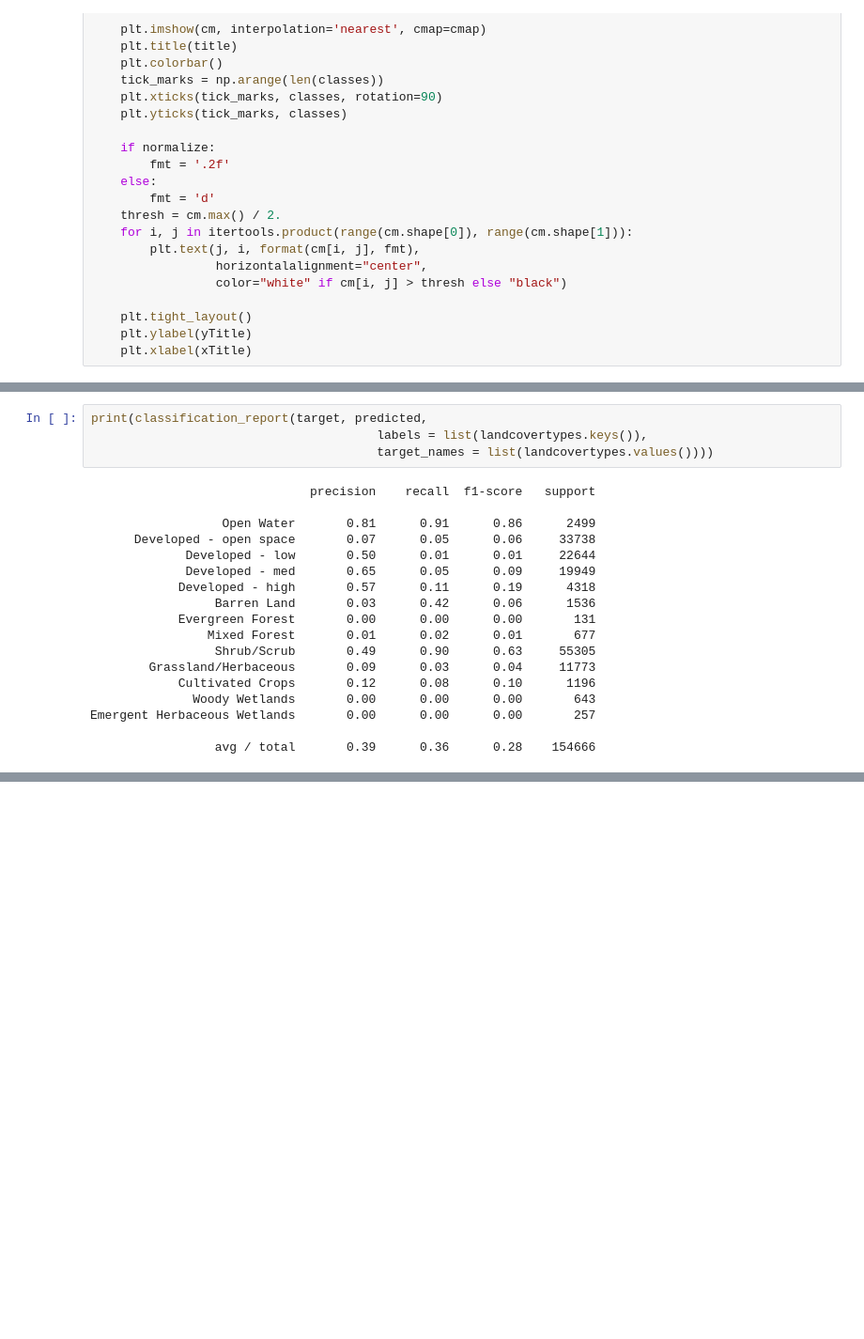
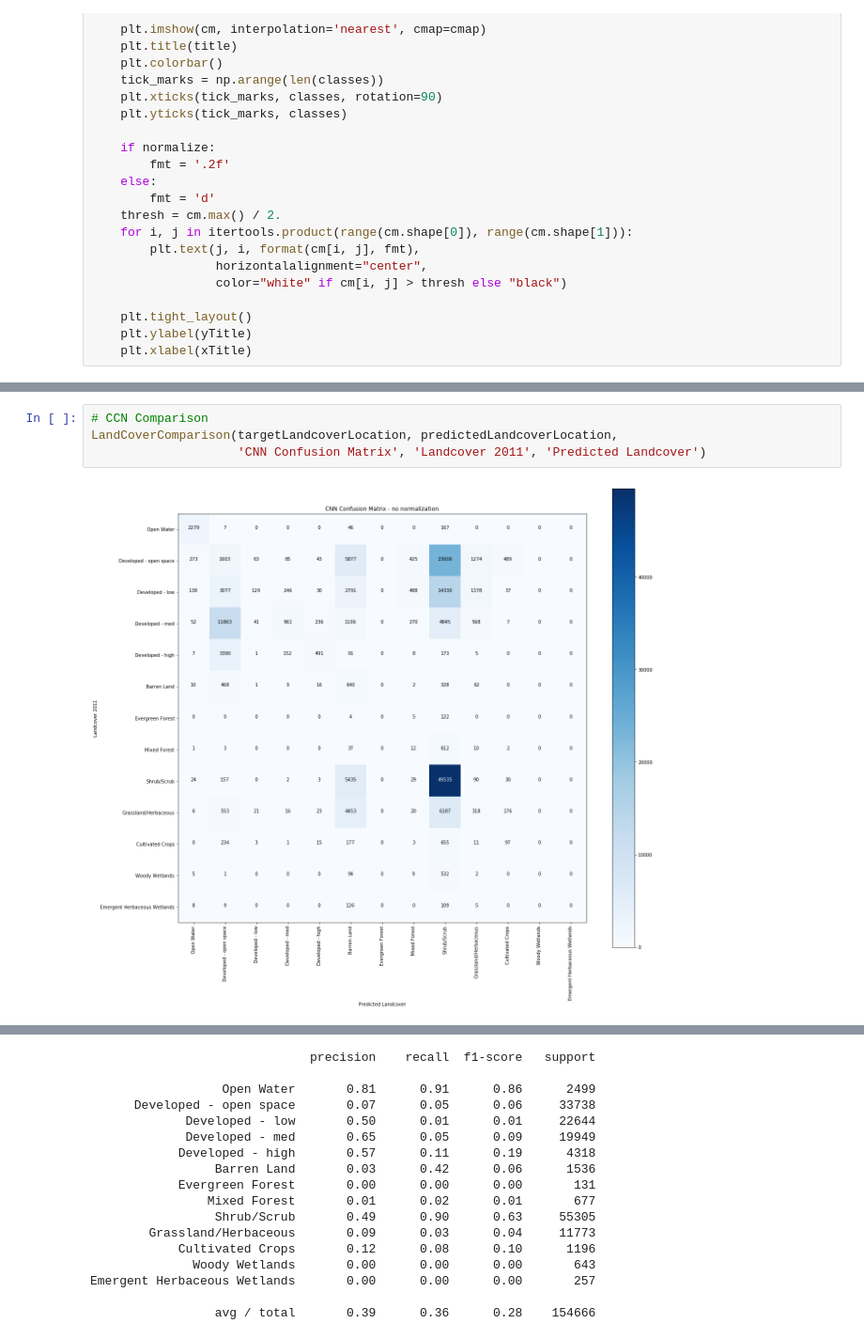
Before and after one commit to mas-dse-smkwan/mas-fuelmap-2018, a Jupyter notebook: notebooks/Images/Landcover Comparison.ipynb, the cells around one changed output, grey strips where cells are left out. Shown at 94% size. Drawn from its saved outputs; the diff is of its cells as text; blank space fills up the shorter version.

```diff
--- a/notebooks/Images/Landcover Comparison.ipynb
+++ b/notebooks/Images/Landcover Comparison.ipynb
@@ -103,22 +104,6 @@ plt.show()
-# %%
-print(classification_report(target, predicted,
-                                       labels = list(landcovertypes.keys()),
-                                       target_names = list(landcovertypes.values())))
-# %% [output]
-                              precision    recall  f1-score   support
-
-                  Open Water       0.81      0.91      0.86      2499
-      Developed - open space       0.07      0.05      0.06     33738
-             Developed - low       0.50      0.01      0.01     22644
-             Developed - med       0.65      0.05      0.09     19949
-            Developed - high       0.57      0.11      0.19      4318
-                 Barren Land       0.03      0.42      0.06      1536
-            Evergreen Forest       0.00      0.00      0.00       131
-                Mixed Forest       0.01      0.02      0.01       677
-                 Shrub/Scrub       0.49      0.90      0.63     55305
-        Grassland/Herbaceous       0.09      0.03      0.04     11773
-            Cultivated Crops       0.12      0.08      0.10      1196
-              Woody Wetlands       0.00      0.00      0.00       643
-Emergent Herbaceous Wetlands       0.00      0.00      0.00       257
-
-                 avg / total       0.39      0.36      0.28    154666
+# %%
+# CCN Comparison
+LandCoverComparison(targetLandcoverLocation, predictedLandcoverLocation,
+                    'CNN Confusion Matrix', 'Landcover 2011', 'Predicted Landcover')
+# %% [output]
+[figure, added]
@@ -124,0 +111,17 @@ Emergent Herbaceous Wetlands       0.00      0.00      0.00       257
+                              precision    recall  f1-score   support
+
+                  Open Water       0.81      0.91      0.86      2499
+      Developed - open space       0.07      0.05      0.06     33738
+             Developed - low       0.50      0.01      0.01     22644
+             Developed - med       0.65      0.05      0.09     19949
+            Developed - high       0.57      0.11      0.19      4318
+                 Barren Land       0.03      0.42      0.06      1536
+            Evergreen Forest       0.00      0.00      0.00       131
+                Mixed Forest       0.01      0.02      0.01       677
+                 Shrub/Scrub       0.49      0.90      0.63     55305
+        Grassland/Herbaceous       0.09      0.03      0.04     11773
+            Cultivated Crops       0.12      0.08      0.10      1196
+              Woody Wetlands       0.00      0.00      0.00       643
+Emergent Herbaceous Wetlands       0.00      0.00      0.00       257
+
+                 avg / total       0.39      0.36      0.28    154666
```
Also changed, not shown: parts of 3 cells of this notebook.
